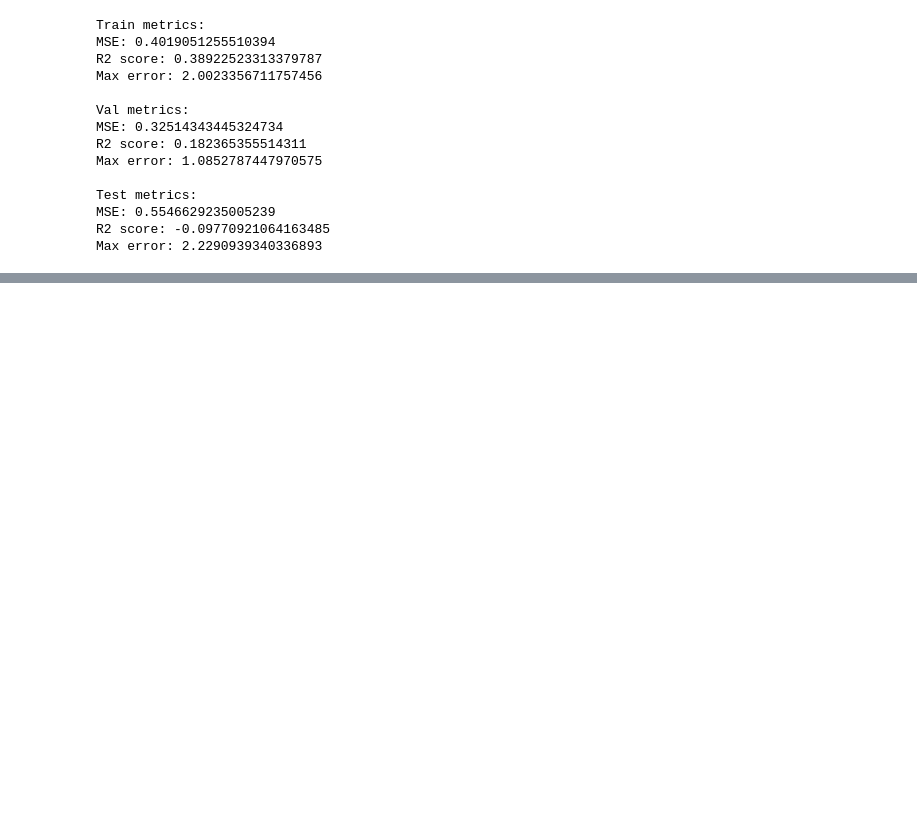
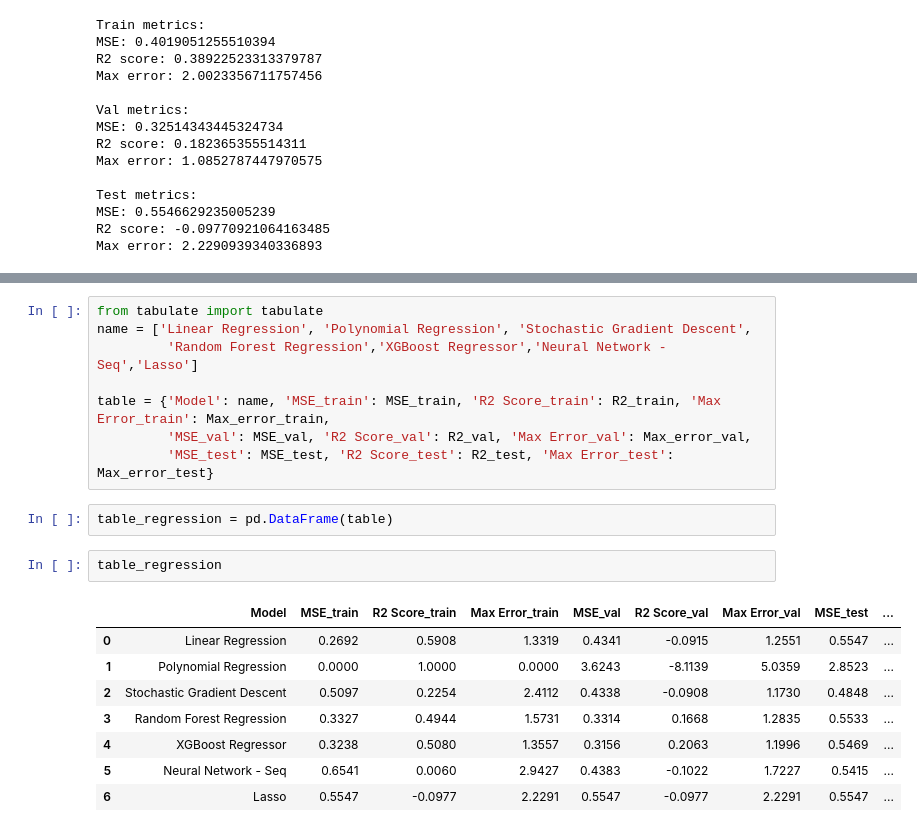
Before and after one commit to shunki-akiyama/HR-Analytics, a Jupyter notebook: HR Analytics.ipynb, the cells around one changed output, grey strips where cells are left out. Saved outputs shown, nothing was run; the diff lists cells and outputs as text; blank space fills up the shorter version.

```diff
--- a/HR Analytics.ipynb
+++ b/HR Analytics.ipynb
@@ -2676,3 +2732,24 @@ print(Max_error)
+# %%
+from tabulate import tabulate
+name = ['Linear Regression', 'Polynomial Regression', 'Stochastic Gradient Descent',
+         'Random Forest Regression','XGBoost Regressor','Neural Network - Seq','Lasso']
+
+table = {'Model': name, 'MSE_train': MSE_train, 'R2 Score_train': R2_train, 'Max Error_train': Max_error_train,
+         'MSE_val': MSE_val, 'R2 Score_val': R2_val, 'Max Error_val': Max_error_val,
+         'MSE_test': MSE_test, 'R2 Score_test': R2_test, 'Max Error_test': Max_error_test}
+# %%
+table_regression = pd.DataFrame(table)
+# %%
+table_regression
+# %% [output]
+|  | Model | MSE_train | R2 Score_train | Max Error_train | MSE_val | R2 Score_val | Max Error_val | MSE_test | ... |
+| 0 | Linear Regression | 0.2692 | 0.5908 | 1.3319 | 0.4341 | -0.0915 | 1.2551 | 0.5547 | ... |
+| 1 | Polynomial Regression | 0.0000 | 1.0000 | 0.0000 | 3.6243 | -8.1139 | 5.0359 | 2.8523 | ... |
+| 2 | Stochastic Gradient Descent | 0.5097 | 0.2254 | 2.4112 | 0.4338 | -0.0908 | 1.1730 | 0.4848 | ... |
+| 3 | Random Forest Regression | 0.3327 | 0.4944 | 1.5731 | 0.3314 | 0.1668 | 1.2835 | 0.5533 | ... |
+| 4 | XGBoost Regressor | 0.3238 | 0.5080 | 1.3557 | 0.3156 | 0.2063 | 1.1996 | 0.5469 | ... |
+| 5 | Neural Network - Seq | 0.6541 | 0.0060 | 2.9427 | 0.4383 | -0.1022 | 1.7227 | 0.5415 | ... |
+| 6 | Lasso | 0.5547 | -0.0977 | 2.2291 | 0.5547 | -0.0977 | 2.2291 | 0.5547 | ... |
 # %%
 #Visualising accuracy of Support Vector Machine.
 fig = plt.figure()
```
Also changed, not shown: parts of 21 cells of this notebook.
